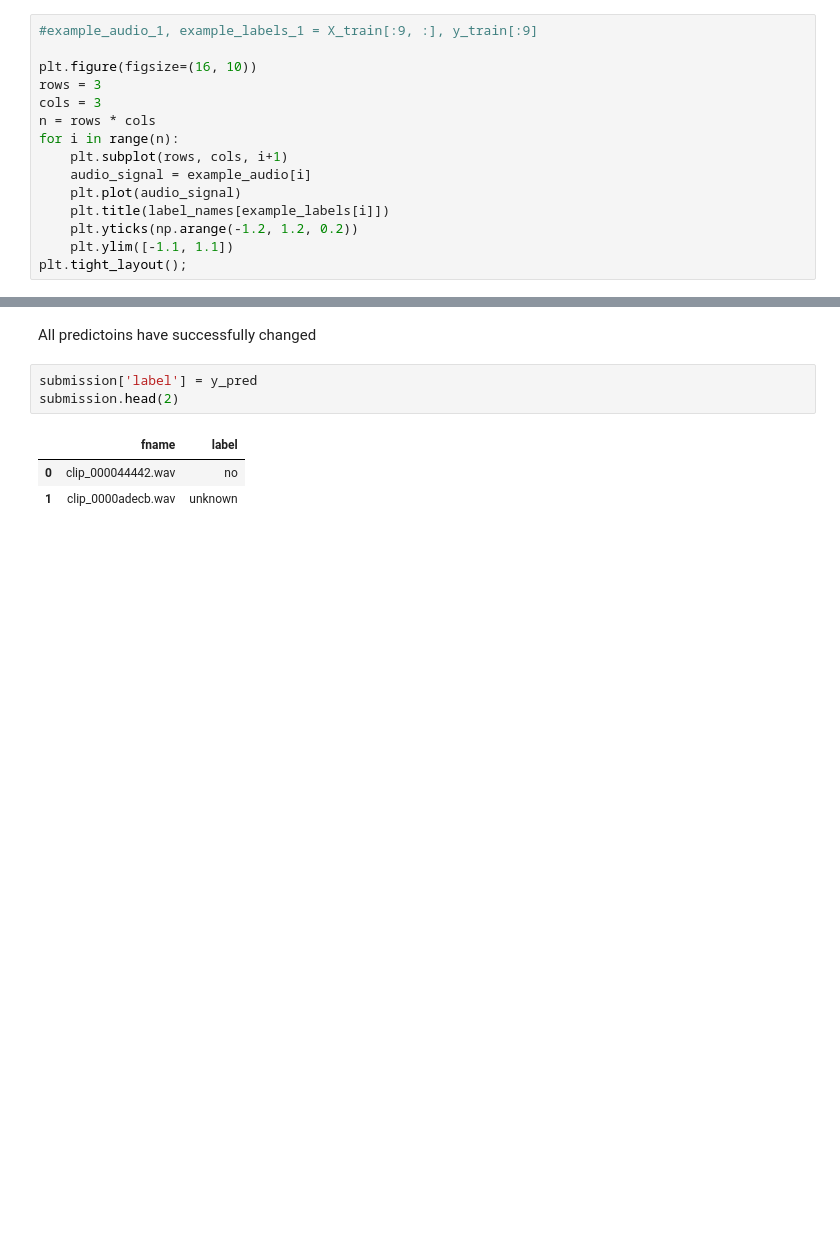
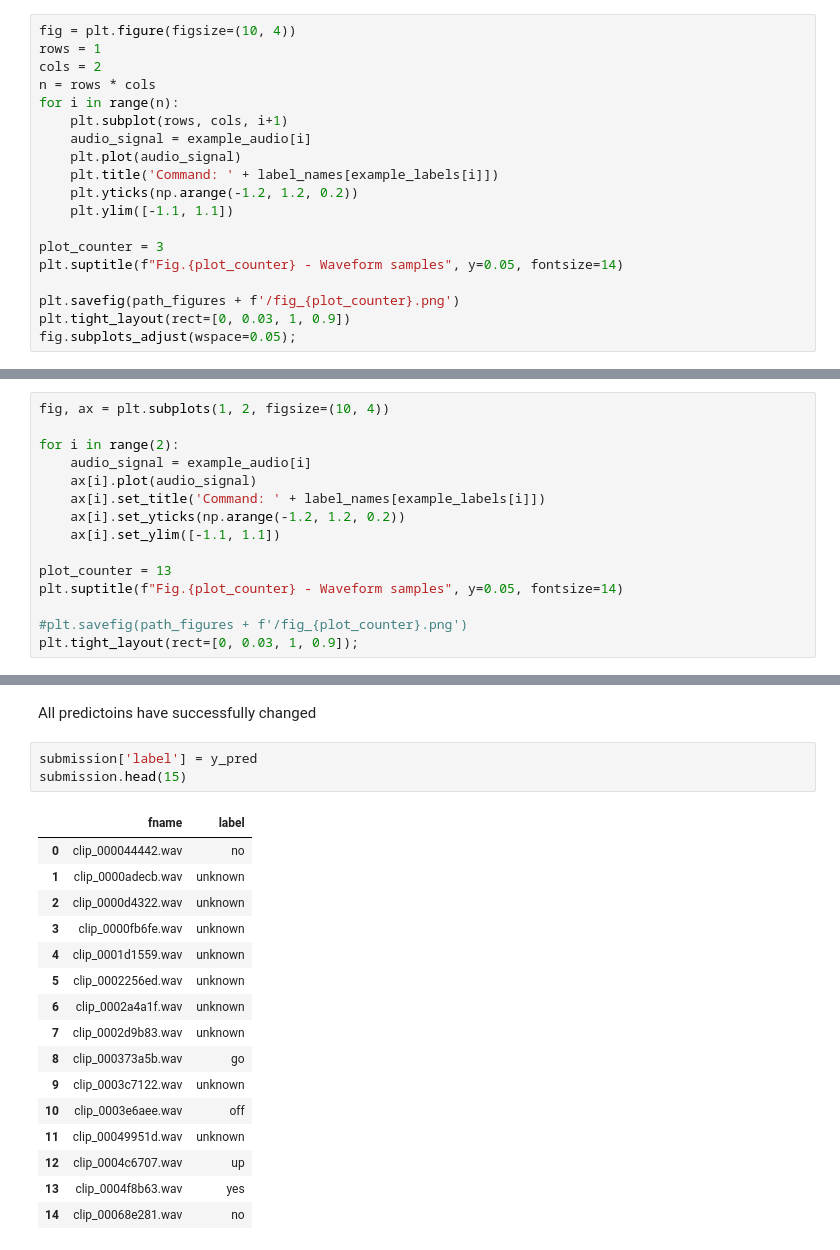
Before and after one commit to Alex1iv/speech_classification, a Jupyter notebook: notebooks/simple_audio.ipynb, the cells around one changed output, grey strips where cells are left out. Cells and saved outputs as stored; diff of their text form; blank space fills up the shorter version.

```diff
--- a/notebooks/simple_audio.ipynb
+++ b/notebooks/simple_audio.ipynb
@@ -136,18 +137,22 @@ for example_audio, example_labels in train_ds.take(1):
 # %% [markdown]
 Let's plot a few audio waveforms:
 # %%
-#example_audio_1, example_labels_1 = X_train[:9, :], y_train[:9]
-
-plt.figure(figsize=(16, 10))
-rows = 3
-cols = 3
+fig = plt.figure(figsize=(10, 4))
+rows = 1
+cols = 2
 n = rows * cols
 for i in range(n):
 	plt.subplot(rows, cols, i+1)
 	audio_signal = example_audio[i]
 	plt.plot(audio_signal)
-	plt.title(label_names[example_labels[i]])
+	plt.title('Command: ' + label_names[example_labels[i]])
 	plt.yticks(np.arange(-1.2, 1.2, 0.2))
 	plt.ylim([-1.1, 1.1])
-plt.tight_layout();
+
+plot_counter = 3
+plt.suptitle(f"Fig.{plot_counter} - Waveform samples", y=0.05, fontsize=14)
+
+plt.savefig(path_figures + f'/fig_{plot_counter}.png')
+plt.tight_layout(rect=[0, 0.03, 1, 0.9])
+fig.subplots_adjust(wspace=0.05);
 # %% [output]
@@ -154,0 +160,15 @@ plt.tight_layout();
+# %%
+fig, ax = plt.subplots(1, 2, figsize=(10, 4))
+
+for i in range(2):
+	audio_signal = example_audio[i]
+	ax[i].plot(audio_signal)
+	ax[i].set_title('Command: ' + label_names[example_labels[i]])
+	ax[i].set_yticks(np.arange(-1.2, 1.2, 0.2))
+	ax[i].set_ylim([-1.1, 1.1])
+
+plot_counter = 13
+plt.suptitle(f"Fig.{plot_counter} - Waveform samples", y=0.05, fontsize=14)
+
+#plt.savefig(path_figures + f'/fig_{plot_counter}.png')
+plt.tight_layout(rect=[0, 0.03, 1, 0.9]);
@@ -504,10 +539,23 @@ print(set(y_pred))
 All predictoins have successfully changed
 # %%
 submission['label'] = y_pred
-submission.head(2)
+submission.head(15)
 # %% [output]
 |  | fname | label |
 | 0 | clip_000044442.wav | no |
 | 1 | clip_0000adecb.wav | unknown |
+| 2 | clip_0000d4322.wav | unknown |
+| 3 | clip_0000fb6fe.wav | unknown |
+| 4 | clip_0001d1559.wav | unknown |
+| 5 | clip_0002256ed.wav | unknown |
+| 6 | clip_0002a4a1f.wav | unknown |
+| 7 | clip_0002d9b83.wav | unknown |
+| 8 | clip_000373a5b.wav | go |
+| 9 | clip_0003c7122.wav | unknown |
+| 10 | clip_0003e6aee.wav | off |
+| 11 | clip_00049951d.wav | unknown |
+| 12 | clip_0004c6707.wav | up |
+| 13 | clip_0004f8b63.wav | yes |
+| 14 | clip_00068e281.wav | no |
 # %%
 submission.to_csv(
```
Also changed, not shown: parts of 8 cells of this notebook.
